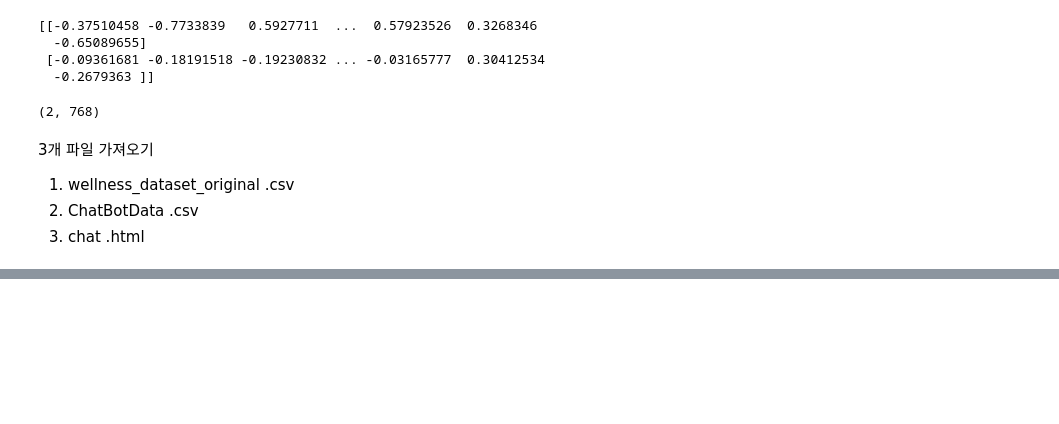
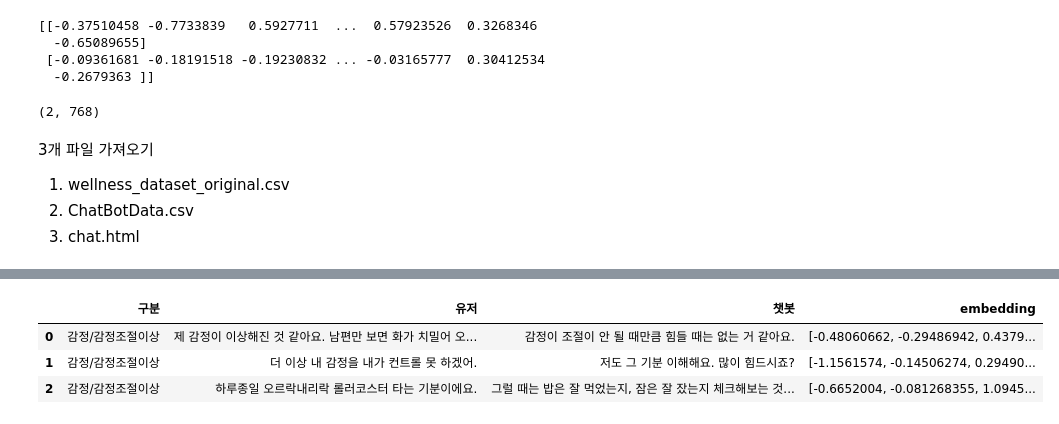
Before and after one commit to onulee/https---github.com-onulee-kdigital1, a Jupyter notebook: 11.deep/d0801/j0801_01.ipynb, the cells around one changed output, grey strips where cells are left out. Saved outputs shown, nothing was run; the diff lists cells and outputs as text; code cells hidden in the pictures; blank space fills up the shorter version.

```diff
--- a/11.deep/d0801/j0801_01.ipynb
+++ b/11.deep/d0801/j0801_01.ipynb
@@ -38,0 +107,11 @@ df.head()
+# %%
+# 1034 1차원 행렬로 변경
+df['embedding'] = pd.Series([[]]*len(df)) # 1034
+# df['유저']
+df['embedding'] = df['유저'].map(lambda x: list(model.encode(x)))
+df.head(3)
+# %% [output]
+|  | 구분 | 유저 | 챗봇 | embedding |
+| 0 | 감정/감정조절이상 | 제 감정이 이상해진 것 같아요. 남편만 보면 화가 치밀어 오... | 감정이 조절이 안 될 때만큼 힘들 때는 없는 거 같아요. | [-0.48060662, -0.29486942, 0.4379... |
+| 1 | 감정/감정조절이상 | 더 이상 내 감정을 내가 컨트롤 못 하겠어. | 저도 그 기분 이해해요. 많이 힘드시죠? | [-1.1561574, -0.14506274, 0.29490... |
+| 2 | 감정/감정조절이상 | 하루종일 오르락내리락 롤러코스터 타는 기분이에요. | 그럴 때는 밥은 잘 먹었는지, 잠은 잘 잤는지 체크해보는 것... | [-0.6652004, -0.081268355, 1.0945... |
```
Also changed, not shown: parts of 14 cells of this notebook.
